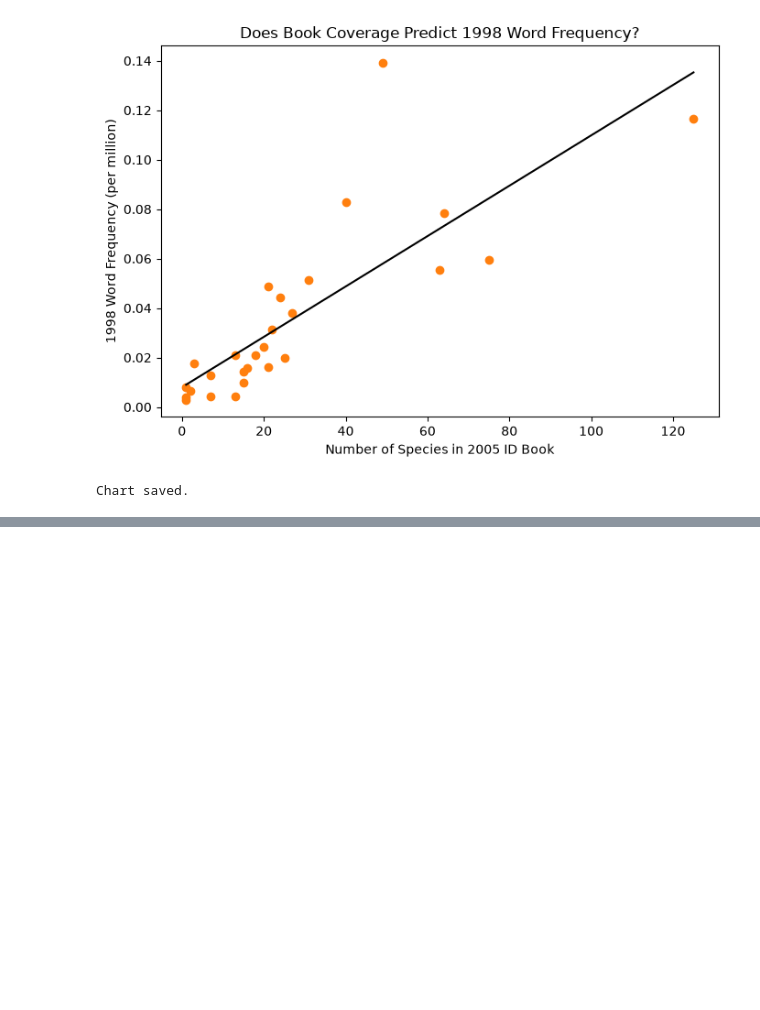
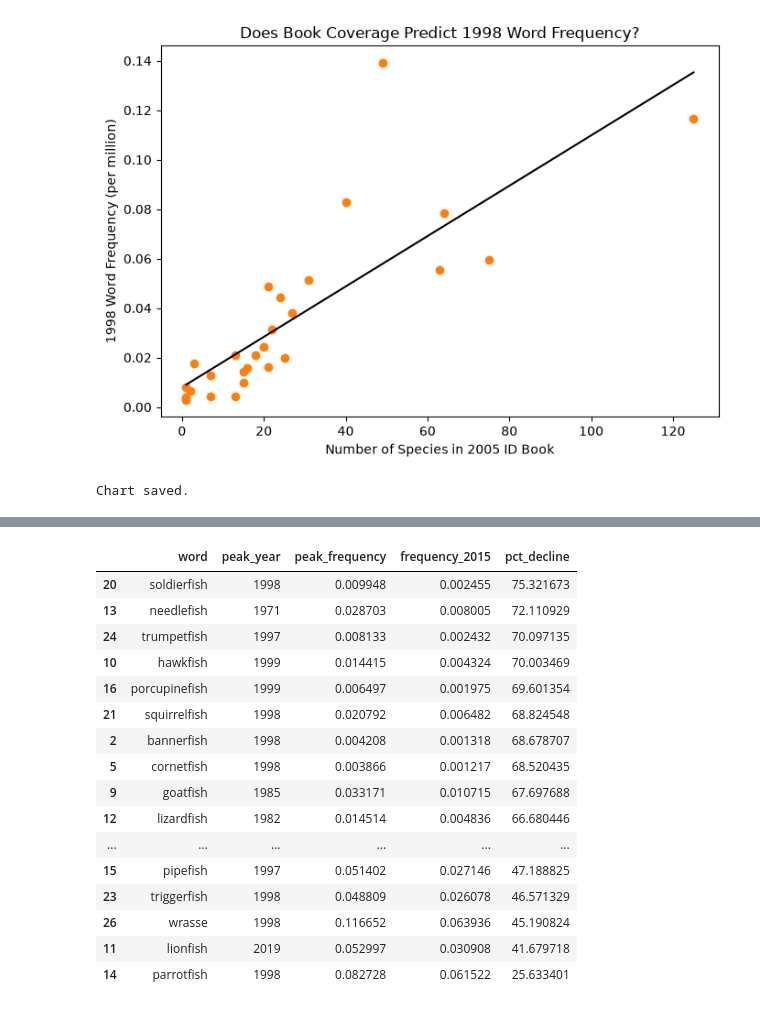
Before and after one commit to dakshita01/data-science-portfolio, a Jupyter notebook: 09-coral-conundrum/notebook/coral_conundrum.ipynb, the cells around one changed output, grey strips where cells are left out. Cells and saved outputs as stored; diff of their text form; code cells hidden in the pictures; blank space fills up the shorter version.

```diff
--- a/09-coral-conundrum/notebook/coral_conundrum.ipynb
+++ b/09-coral-conundrum/notebook/coral_conundrum.ipynb
@@ -265,0 +274,32 @@ Chart saved.
+# %%
+peak_year_per_word = words.loc[words.groupby('word')['frequency'].idxmax()][['word', 'year', 'frequency']]
+peak_year_per_word.columns = ['word', 'peak_year', 'peak_frequency']
+
+freq_2015 = words.query('year == 2015')[['word', 'frequency']]
+freq_2015.columns = ['word', 'frequency_2015']
+
+decline_table = peak_year_per_word.merge(freq_2015, on='word')
+decline_table['pct_decline'] = (
+    (decline_table['peak_frequency'] - decline_table['frequency_2015'])
+    / decline_table['peak_frequency'] * 100
+)
+
+decline_table.sort_values('pct_decline', ascending=False)
+# %% [output]
+|  | word | peak_year | peak_frequency | frequency_2015 | pct_decline |
+| 20 | soldierfish | 1998 | 0.009948 | 0.002455 | 75.321673 |
+| 13 | needlefish | 1971 | 0.028703 | 0.008005 | 72.110929 |
+| 24 | trumpetfish | 1997 | 0.008133 | 0.002432 | 70.097135 |
+| 10 | hawkfish | 1999 | 0.014415 | 0.004324 | 70.003469 |
+| 16 | porcupinefish | 1999 | 0.006497 | 0.001975 | 69.601354 |
+| 21 | squirrelfish | 1998 | 0.020792 | 0.006482 | 68.824548 |
+| 2 | bannerfish | 1998 | 0.004208 | 0.001318 | 68.678707 |
+| 5 | cornetfish | 1998 | 0.003866 | 0.001217 | 68.520435 |
+| 9 | goatfish | 1985 | 0.033171 | 0.010715 | 67.697688 |
+| 12 | lizardfish | 1982 | 0.014514 | 0.004836 | 66.680446 |
+| ... | ... | ... | ... | ... | ... |
+| 15 | pipefish | 1997 | 0.051402 | 0.027146 | 47.188825 |
+| 23 | triggerfish | 1998 | 0.048809 | 0.026078 | 46.571329 |
+| 26 | wrasse | 1998 | 0.116652 | 0.063936 | 45.190824 |
+| 11 | lionfish | 2019 | 0.052997 | 0.030908 | 41.679718 |
+| 14 | parrotfish | 1998 | 0.082728 | 0.061522 | 25.633401 |
```
Also changed, not shown: parts of 1 cell of this notebook.
